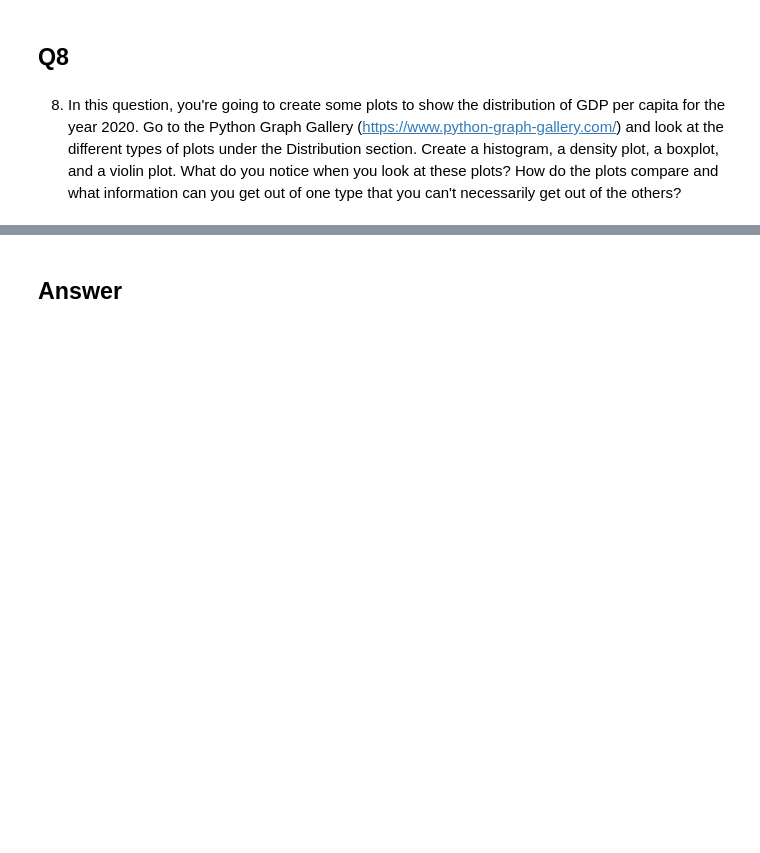
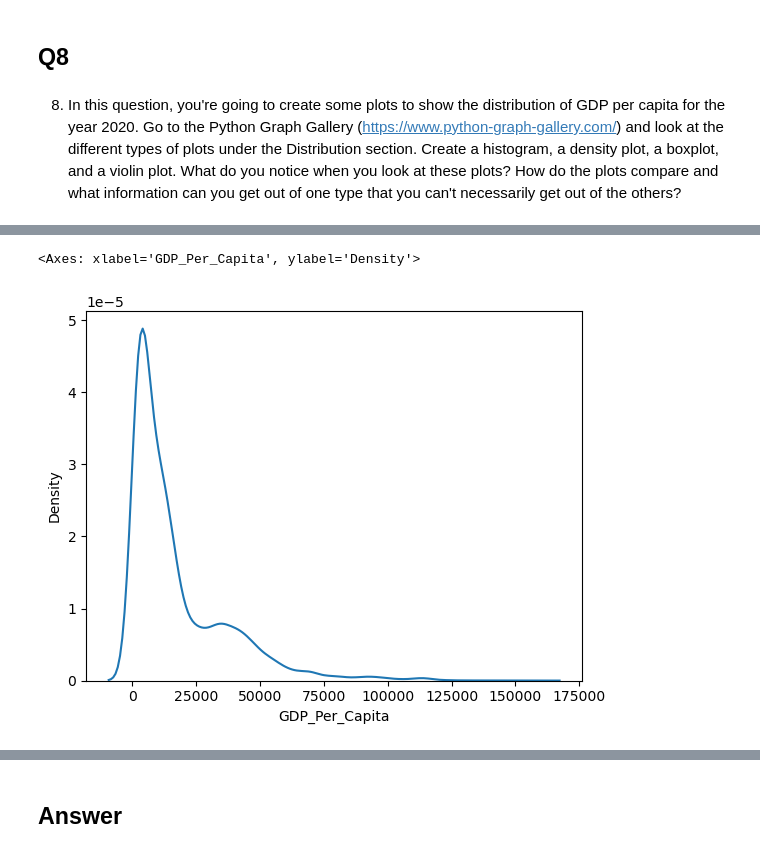
Before and after one commit to NSS-Data-Analytics-Cohort-11/undata-MQuarles2012, a Jupyter notebook: notebook/UN_data_DA11_MelQ.ipynb, the cells around one changed output, grey strips where cells are left out. Saved outputs shown, nothing was run; the diff lists cells and outputs as text; code cells hidden in the pictures; blank space fills up the shorter version.

```diff
--- a/notebook/UN_data_DA11_MelQ.ipynb
+++ b/notebook/UN_data_DA11_MelQ.ipynb
@@ -158,4 +199,8 @@ Observations:
 # %%
-#density plot
+#density chart
+sns.kdeplot(gdp_df['GDP_Per_Capita'])
+# %% [output]
+<Axes: xlabel='GDP_Per_Capita', ylabel='Density'>
+[figure, added]
 # %%
 #boxplot
```
Also changed, not shown: parts of 14 cells of this notebook.
